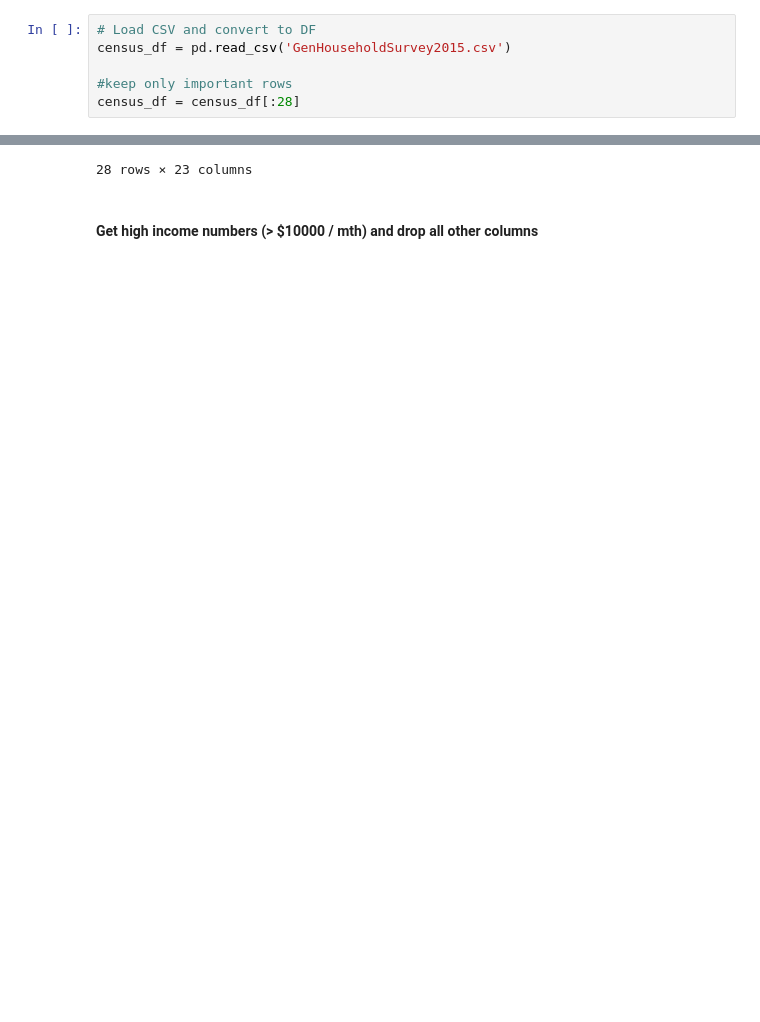
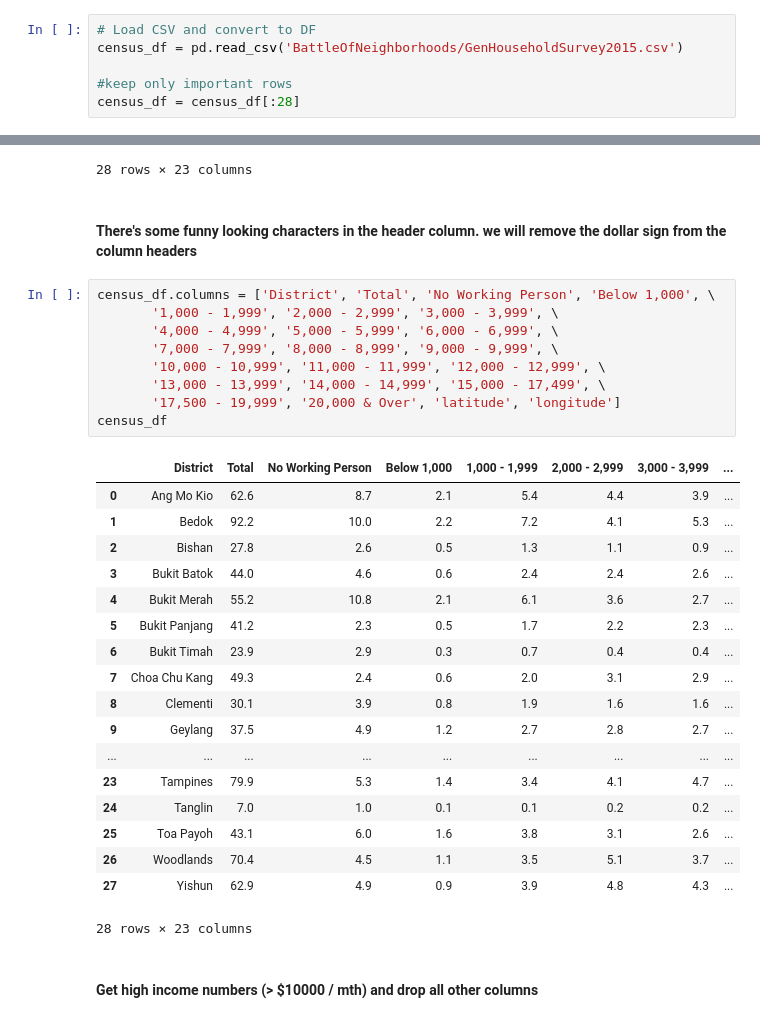
Before and after one commit to teoweilung/BattleOfNeighborhoods, a Jupyter notebook: BattleOfTheNeighborhoods1.ipynb, the cells around one changed output, grey strips where cells are left out. Cells and saved outputs as stored; diff of their text form; blank space fills up the shorter version.

Commit message:
Fixed some dataframe display issues

```diff
--- a/BattleOfTheNeighborhoods1.ipynb
+++ b/BattleOfTheNeighborhoods1.ipynb
@@ -18,7 +18,7 @@ import pandas as pd
 #### Load CSV file downloaded from Dept of Statistics (Singapore)
 # %%
 # Load CSV and convert to DF
-census_df = pd.read_csv('GenHouseholdSurvey2015.csv')
+census_df = pd.read_csv('BattleOfNeighborhoods/GenHouseholdSurvey2015.csv')
 
 #keep only important rows
 census_df = census_df[:28]
@@ -68,6 +68,36 @@ census_df
 | 26 | Woodlands | 70.4 | 4.5 | 1.1 | 3.5 | 5.1 | 3.7 | ... |
 | 27 | Yishun | 62.9 | 4.9 | 0.9 | 3.9 | 4.8 | 4.3 | ... |
 28 rows × 23 columns
+# %% [markdown]
+#### There's some funny looking characters in the header column. we will remove the dollar sign from the column headers
+# %%
+census_df.columns = ['District', 'Total', 'No Working Person', 'Below 1,000', \
+       '1,000 - 1,999', '2,000 - 2,999', '3,000 - 3,999', \
+       '4,000 - 4,999', '5,000 - 5,999', '6,000 - 6,999', \
+       '7,000 - 7,999', '8,000 - 8,999', '9,000 - 9,999', \
+       '10,000 - 10,999', '11,000 - 11,999', '12,000 - 12,999', \
+       '13,000 - 13,999', '14,000 - 14,999', '15,000 - 17,499', \
+       '17,500 - 19,999', '20,000 & Over', 'latitude', 'longitude']
+census_df
+# %% [output]
+|  | District | Total | No Working Person | Below 1,000 | 1,000 - 1,999 | 2,000 - 2,999 | 3,000 - 3,999 | ... |
+| 0 | Ang Mo Kio | 62.6 | 8.7 | 2.1 | 5.4 | 4.4 | 3.9 | ... |
+| 1 | Bedok | 92.2 | 10.0 | 2.2 | 7.2 | 4.1 | 5.3 | ... |
+| 2 | Bishan | 27.8 | 2.6 | 0.5 | 1.3 | 1.1 | 0.9 | ... |
+| 3 | Bukit Batok | 44.0 | 4.6 | 0.6 | 2.4 | 2.4 | 2.6 | ... |
+| 4 | Bukit Merah | 55.2 | 10.8 | 2.1 | 6.1 | 3.6 | 2.7 | ... |
+| 5 | Bukit Panjang | 41.2 | 2.3 | 0.5 | 1.7 | 2.2 | 2.3 | ... |
+| 6 | Bukit Timah | 23.9 | 2.9 | 0.3 | 0.7 | 0.4 | 0.4 | ... |
+| 7 | Choa Chu Kang | 49.3 | 2.4 | 0.6 | 2.0 | 3.1 | 2.9 | ... |
+| 8 | Clementi | 30.1 | 3.9 | 0.8 | 1.9 | 1.6 | 1.6 | ... |
+| 9 | Geylang | 37.5 | 4.9 | 1.2 | 2.7 | 2.8 | 2.7 | ... |
+| ... | ... | ... | ... | ... | ... | ... | ... | ... |
+| 23 | Tampines | 79.9 | 5.3 | 1.4 | 3.4 | 4.1 | 4.7 | ... |
+| 24 | Tanglin | 7.0 | 1.0 | 0.1 | 0.1 | 0.2 | 0.2 | ... |
+| 25 | Toa Payoh | 43.1 | 6.0 | 1.6 | 3.8 | 3.1 | 2.6 | ... |
+| 26 | Woodlands | 70.4 | 4.5 | 1.1 | 3.5 | 5.1 | 3.7 | ... |
+| 27 | Yishun | 62.9 | 4.9 | 0.9 | 3.9 | 4.8 | 4.3 | ... |
+28 rows × 23 columns
 # %% [markdown]
 #### Get high income numbers (> $10000 / mth) and drop all other columns
 # %%
```
Also changed, not shown: parts of 2 cells of this notebook.
